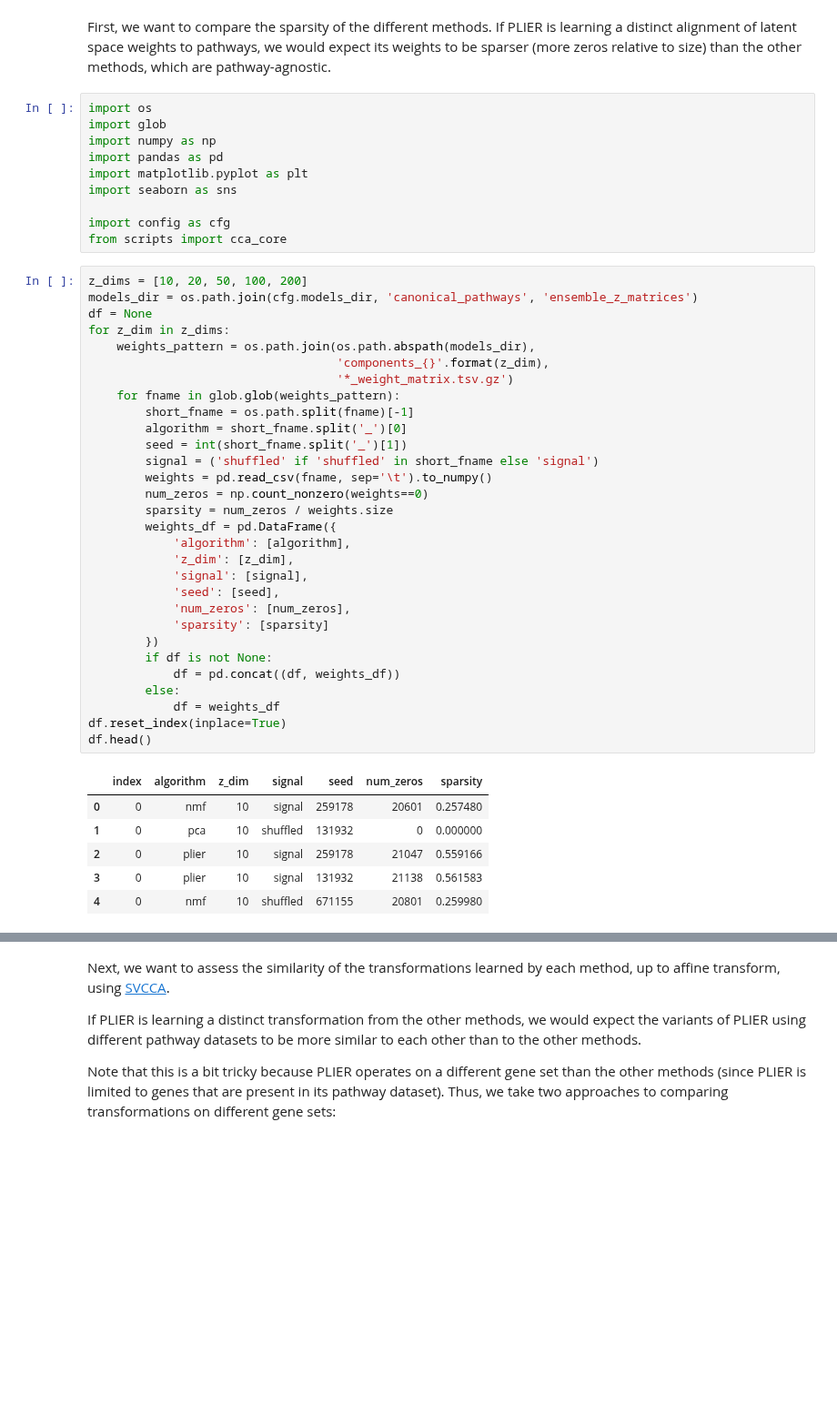
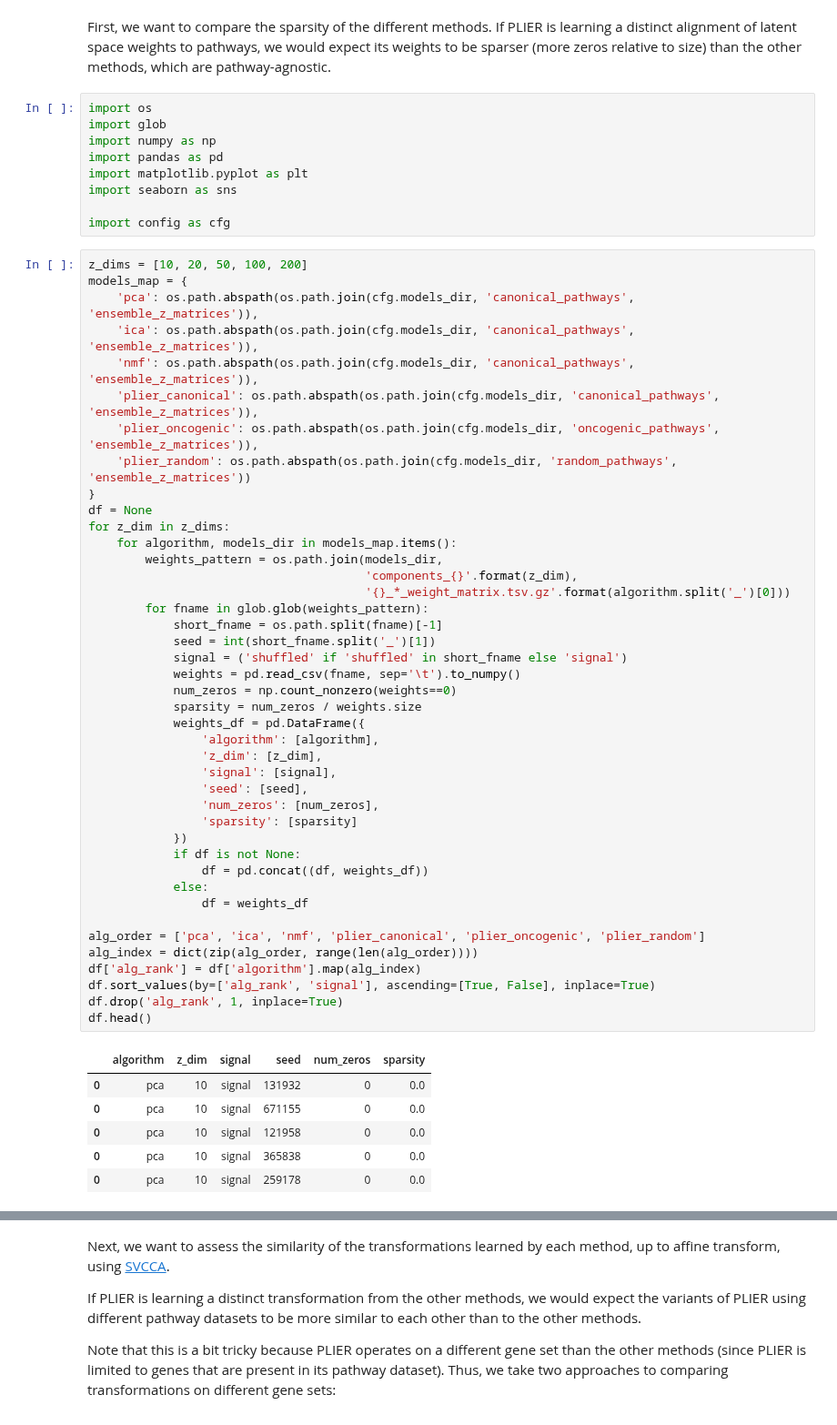
Before and after one commit to jjc2718/netreg, a Jupyter notebook: 5.analyze_plier_compression.ipynb, the cells around one changed output, grey strips where cells are left out. Shown at 91% size. Drawn from its saved outputs; the diff is of its cells as text; blank space fills up the shorter version.

Commit message:
reorganizing weight analysis code

```diff
--- a/5.analyze_plier_compression.ipynb
+++ b/5.analyze_plier_compression.ipynb
@@ -11,44 +11,55 @@ import matplotlib.pyplot as plt
 import seaborn as sns
 
 import config as cfg
-from scripts import cca_core
 # %%
 z_dims = [10, 20, 50, 100, 200]
-models_dir = os.path.join(cfg.models_dir, 'canonical_pathways', 'ensemble_z_matrices')
+models_map = {
+    'pca': os.path.abspath(os.path.join(cfg.models_dir, 'canonical_pathways', 'ensemble_z_matrices')),
+    'ica': os.path.abspath(os.path.join(cfg.models_dir, 'canonical_pathways', 'ensemble_z_matrices')),
+    'nmf': os.path.abspath(os.path.join(cfg.models_dir, 'canonical_pathways', 'ensemble_z_matrices')),
+    'plier_canonical': os.path.abspath(os.path.join(cfg.models_dir, 'canonical_pathways', 'ensemble_z_matrices')),
+    'plier_oncogenic': os.path.abspath(os.path.join(cfg.models_dir, 'oncogenic_pathways', 'ensemble_z_matrices')),
+    'plier_random': os.path.abspath(os.path.join(cfg.models_dir, 'random_pathways', 'ensemble_z_matrices'))
+}
 df = None
 for z_dim in z_dims:
-    weights_pattern = os.path.join(os.path.abspath(models_dir),
-                                   'components_{}'.format(z_dim),
-                                   '*_weight_matrix.tsv.gz')
-    for fname in glob.glob(weights_pattern):
-        short_fname = os.path.split(fname)[-1]
-        algorithm = short_fname.split('_')[0]
-        seed = int(short_fname.split('_')[1])
-        signal = ('shuffled' if 'shuffled' in short_fname else 'signal')
-        weights = pd.read_csv(fname, sep='\t').to_numpy()
-        num_zeros = np.count_nonzero(weights==0)
-        sparsity = num_zeros / weights.size
-        weights_df = pd.DataFrame({
-            'algorithm': [algorithm],
-            'z_dim': [z_dim],
-            'signal': [signal],
-            'seed': [seed],
-            'num_zeros': [num_zeros],
-            'sparsity': [sparsity]
-        })
-        if df is not None:
-            df = pd.concat((df, weights_df))
-        else:
-            df = weights_df
-df.reset_index(inplace=True)
+    for algorithm, models_dir in models_map.items():
+        weights_pattern = os.path.join(models_dir,
+                                       'components_{}'.format(z_dim),
+                                       '{}_*_weight_matrix.tsv.gz'.format(algorithm.split('_')[0]))
+        for fname in glob.glob(weights_pattern):
+            short_fname = os.path.split(fname)[-1]
+            seed = int(short_fname.split('_')[1])
+            signal = ('shuffled' if 'shuffled' in short_fname else 'signal')
+            weights = pd.read_csv(fname, sep='\t').to_numpy()
+            num_zeros = np.count_nonzero(weights==0)
+            sparsity = num_zeros / weights.size
+            weights_df = pd.DataFrame({
+                'algorithm': [algorithm],
+                'z_dim': [z_dim],
+                'signal': [signal],
+                'seed': [seed],
+                'num_zeros': [num_zeros],
+                'sparsity': [sparsity]
+            })
+            if df is not None:
+                df = pd.concat((df, weights_df))
+            else:
+                df = weights_df
+
+alg_order = ['pca', 'ica', 'nmf', 'plier_canonical', 'plier_oncogenic', 'plier_random']
+alg_index = dict(zip(alg_order, range(len(alg_order))))
+df['alg_rank'] = df['algorithm'].map(alg_index)
+df.sort_values(by=['alg_rank', 'signal'], ascending=[True, False], inplace=True)
+df.drop('alg_rank', 1, inplace=True)
 df.head()
 # %% [output]
-|  | index | algorithm | z_dim | signal | seed | num_zeros | sparsity |
-| 0 | 0 | nmf | 10 | signal | 259178 | 20601 | 0.257480 |
-| 1 | 0 | pca | 10 | shuffled | 131932 | 0 | 0.000000 |
-| 2 | 0 | plier | 10 | signal | 259178 | 21047 | 0.559166 |
-| 3 | 0 | plier | 10 | signal | 131932 | 21138 | 0.561583 |
-| 4 | 0 | nmf | 10 | shuffled | 671155 | 20801 | 0.259980 |
+|  | algorithm | z_dim | signal | seed | num_zeros | sparsity |
+| 0 | pca | 10 | signal | 131932 | 0 | 0.0 |
+| 0 | pca | 10 | signal | 671155 | 0 | 0.0 |
+| 0 | pca | 10 | signal | 121958 | 0 | 0.0 |
+| 0 | pca | 10 | signal | 365838 | 0 | 0.0 |
+| 0 | pca | 10 | signal | 259178 | 0 | 0.0 |
 # %%
 sns.set()
 fig, axarr = plt.subplots(1, 2)
```
Also changed, not shown: parts of 5 cells of this notebook, 4 other files.
